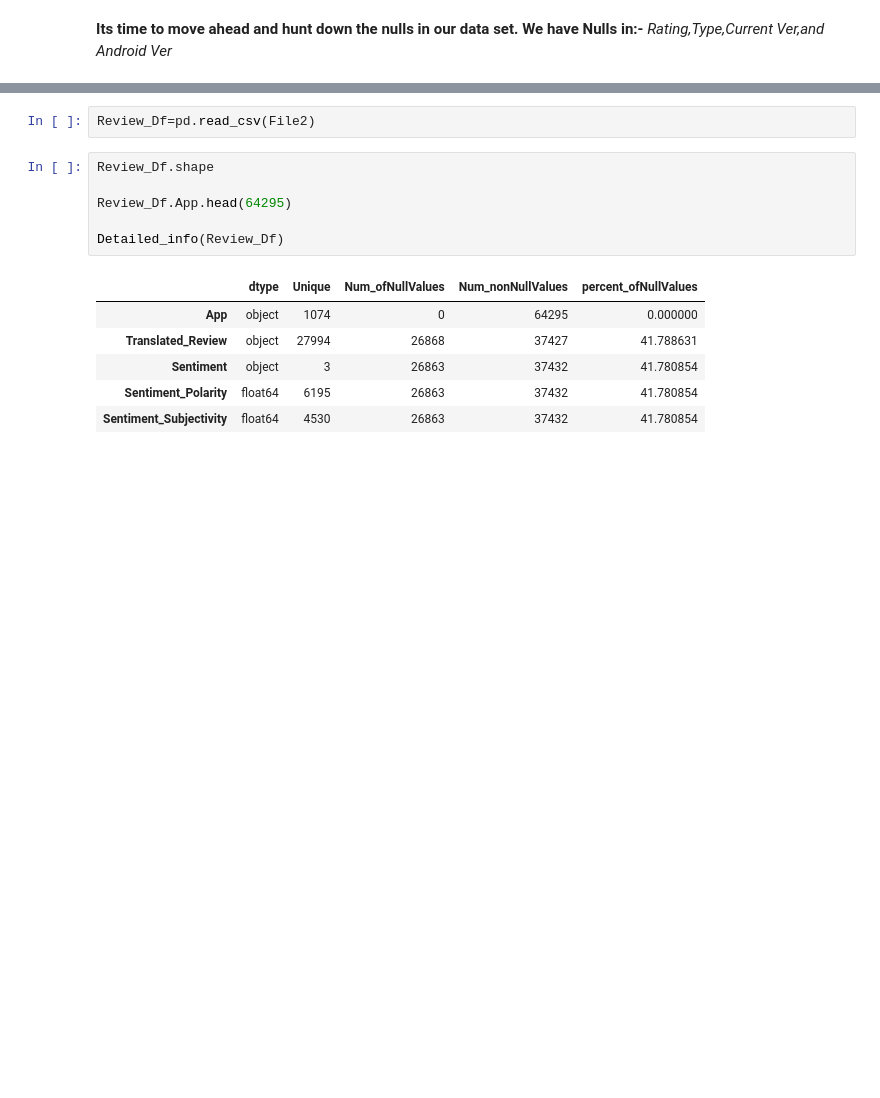
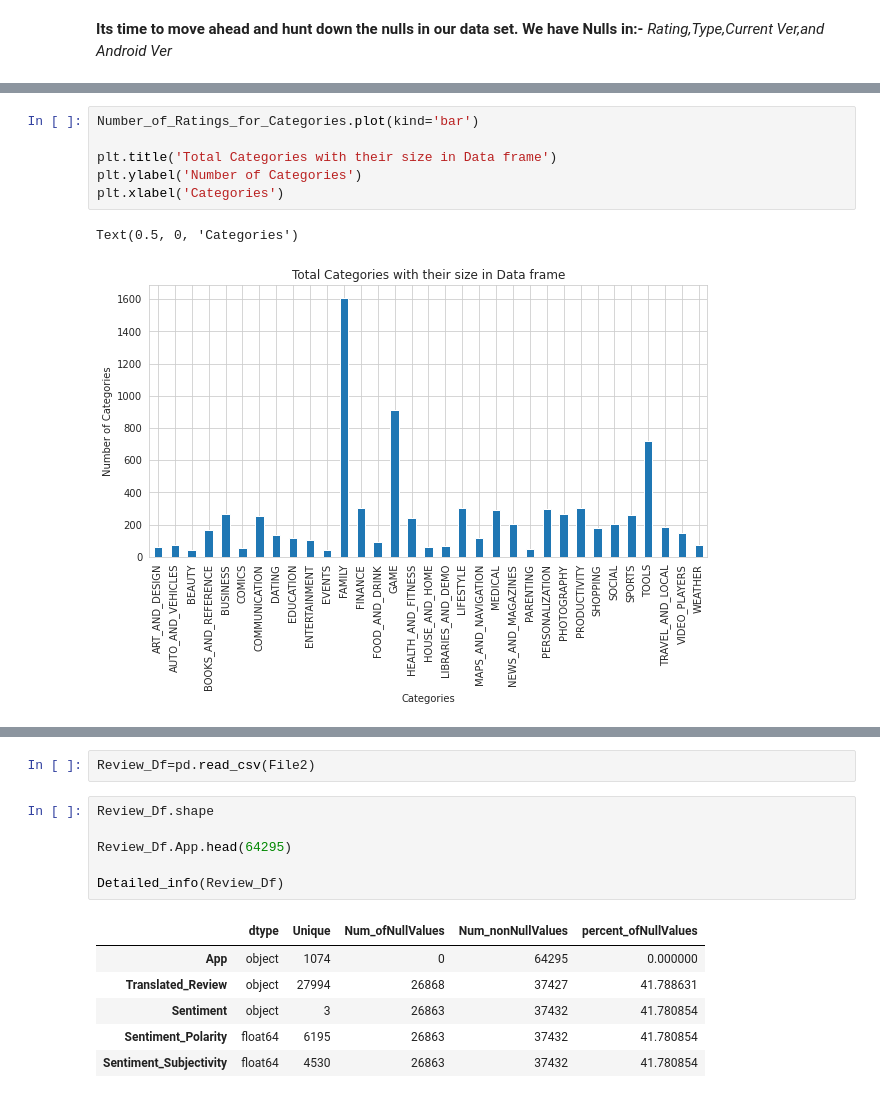
Before and after one commit to DeepakKumarSingh003/Play-store-App-Review-EDA, a Jupyter notebook: Play_Store_App_Review_EDA_Analysis_Capstone_Project.ipynb, the cells around one changed output, grey strips where cells are left out. Saved outputs shown, nothing was run; the diff lists cells and outputs as text; blank space fills up the shorter version.

```diff
--- a/Play_Store_App_Review_EDA_Analysis_Capstone_Project.ipynb
+++ b/Play_Store_App_Review_EDA_Analysis_Capstone_Project.ipynb
@@ -266,0 +458,9 @@ store_df["App"].value_counts()
+# %%
+Number_of_Ratings_for_Categories.plot(kind='bar')
+
+plt.title('Total Categories with their size in Data frame')
+plt.ylabel('Number of Categories')
+plt.xlabel('Categories')
+# %% [output]
+Text(0.5, 0, 'Categories')
+[figure, added]
```
Also changed, not shown: parts of 126 cells of this notebook.
